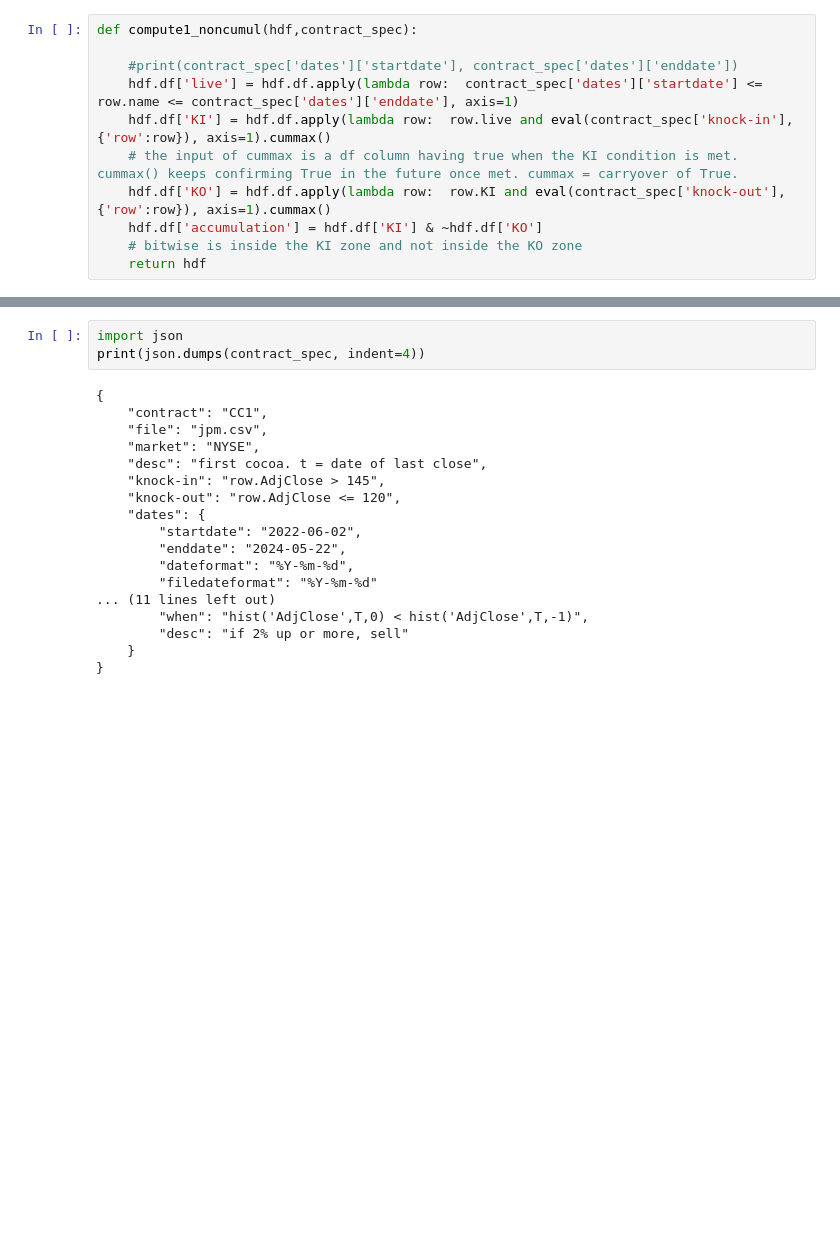
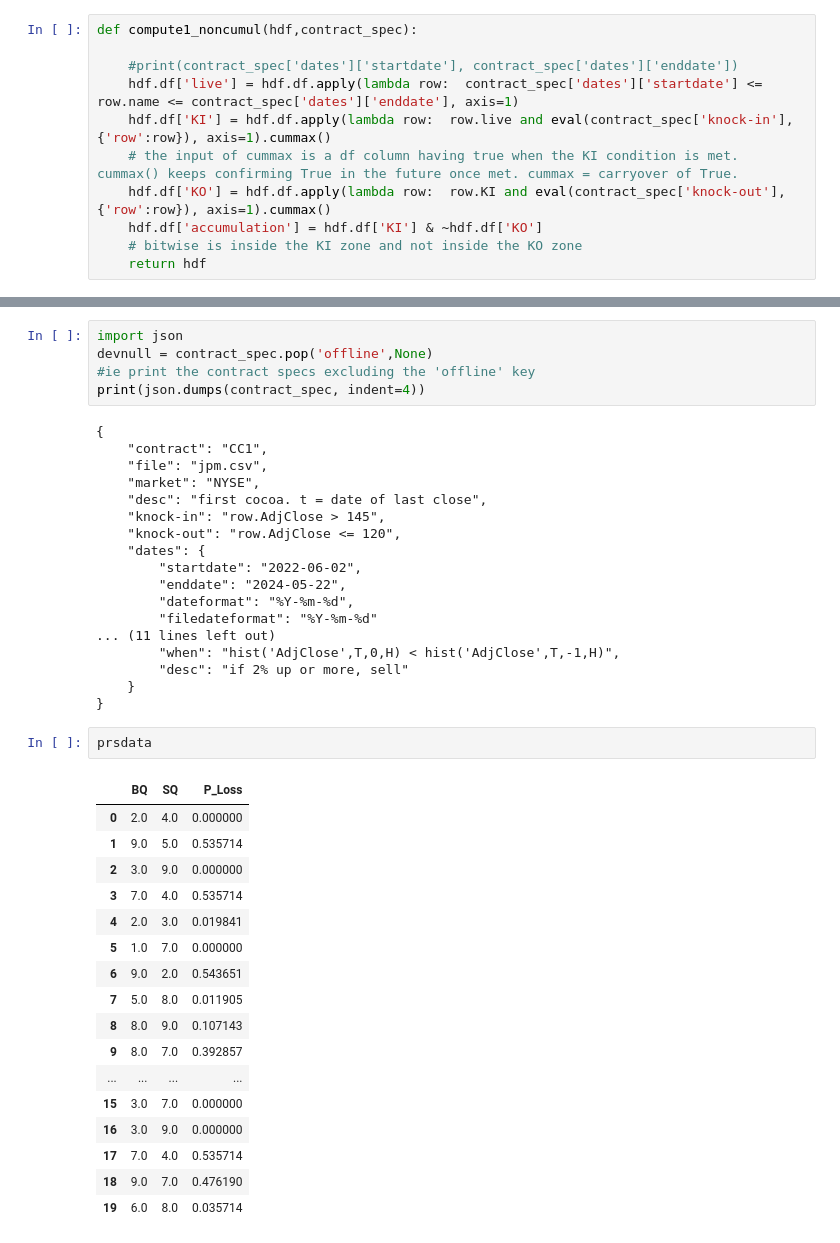
Before and after one commit to a-moscatelli/home, a Jupyter notebook: am-wiki-assets/equityaccumulator/gbm.ipynb, the cells around one changed output, grey strips where cells are left out. Saved outputs shown, nothing was run; the diff lists cells and outputs as text; blank space fills up the shorter version.

```diff
--- a/am-wiki-assets/equityaccumulator/gbm.ipynb
+++ b/am-wiki-assets/equityaccumulator/gbm.ipynb
@@ -496,5 +448,7 @@ devnull = contract_spec.pop('offline',None)
 # %%
 import json
+devnull = contract_spec.pop('offline',None)
+#ie print the contract specs excluding the 'offline' key
 print(json.dumps(contract_spec, indent=4))
 # %% [output]
 {
@@ -510,7 +464,27 @@ print(json.dumps(contract_spec, indent=4))
         "dateformat": "%Y-%m-%d",
         "filedateformat": "%Y-%m-%d"
 ... (11 lines left out)
-        "when": "hist('AdjClose',T,0) < hist('AdjClose',T,-1)",
+        "when": "hist('AdjClose',T,0,H) < hist('AdjClose',T,-1,H)",
         "desc": "if 2% up or more, sell"
     }
 }
+# %%
+prsdata
+# %% [output]
+|  | BQ | SQ | P_Loss |
+| 0 | 2.0 | 4.0 | 0.000000 |
+| 1 | 9.0 | 5.0 | 0.535714 |
+| 2 | 3.0 | 9.0 | 0.000000 |
+| 3 | 7.0 | 4.0 | 0.535714 |
+| 4 | 2.0 | 3.0 | 0.019841 |
+| 5 | 1.0 | 7.0 | 0.000000 |
+| 6 | 9.0 | 2.0 | 0.543651 |
+| 7 | 5.0 | 8.0 | 0.011905 |
+| 8 | 8.0 | 9.0 | 0.107143 |
+| 9 | 8.0 | 7.0 | 0.392857 |
+| ... | ... | ... | ... |
+| 15 | 3.0 | 7.0 | 0.000000 |
+| 16 | 3.0 | 9.0 | 0.000000 |
+| 17 | 7.0 | 4.0 | 0.535714 |
+| 18 | 9.0 | 7.0 | 0.476190 |
+| 19 | 6.0 | 8.0 | 0.035714 |
```
Also changed, not shown: parts of 66 cells of this notebook, 3 other files.
